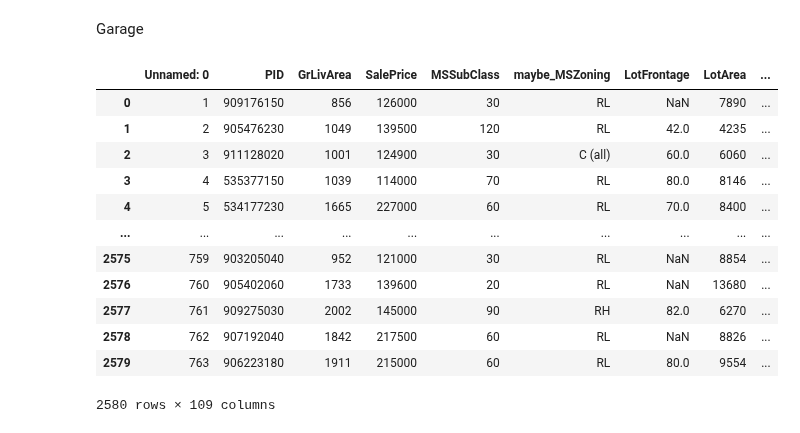
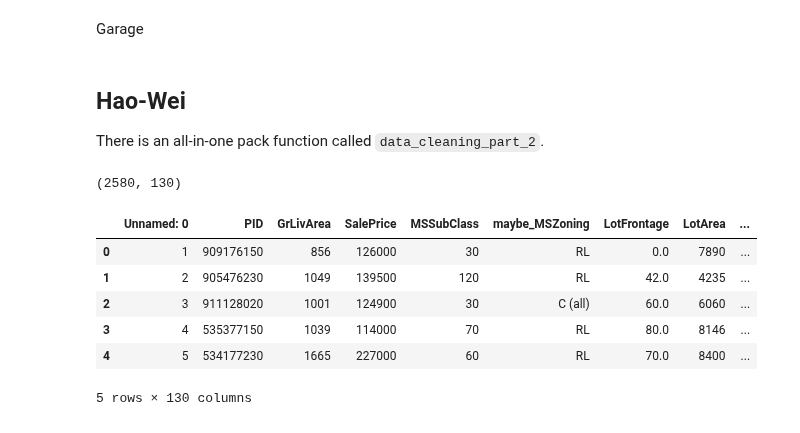
Before and after one commit to kiwymic/operation_goldfish-1, a Jupyter notebook: 01_DataCleaning.ipynb, the cells around one changed output. Drawn from its saved outputs; the diff is of its cells as text; code cells hidden in the pictures.

Commit message:
Added Hao-Wei's cleaning and column adding, version 1.

```diff
--- a/01_DataCleaning.ipynb
+++ b/01_DataCleaning.ipynb
@@ -551,19 +551,7 @@ df['GarageType_con']=df['GarageType_con'].map(lambda x: garagetype[x])
 df.rename(columns = {'GarageCond': 'maybe_GarageCond','GarageQual': 'maybe_GarageQual'}, inplace=True)
 
 #keep year, area, Finish, cars as is, all have strong predictive power and do not seem to allow for easy consolidation
-# %%
-df
-# %% [output]
-|  | Unnamed: 0 | PID | GrLivArea | SalePrice | MSSubClass | maybe_MSZoning | LotFrontage | LotArea | ... |
-| 0 | 1 | 909176150 | 856 | 126000 | 30 | RL | NaN | 7890 | ... |
-| 1 | 2 | 905476230 | 1049 | 139500 | 120 | RL | 42.0 | 4235 | ... |
-| 2 | 3 | 911128020 | 1001 | 124900 | 30 | C (all) | 60.0 | 6060 | ... |
-| 3 | 4 | 535377150 | 1039 | 114000 | 70 | RL | 80.0 | 8146 | ... |
-| 4 | 5 | 534177230 | 1665 | 227000 | 60 | RL | 70.0 | 8400 | ... |
-| ... | ... | ... | ... | ... | ... | ... | ... | ... | ... |
-| 2575 | 759 | 903205040 | 952 | 121000 | 30 | RL | NaN | 8854 | ... |
-| 2576 | 760 | 905402060 | 1733 | 139600 | 20 | RL | NaN | 13680 | ... |
-| 2577 | 761 | 909275030 | 2002 | 145000 | 90 | RH | 82.0 | 6270 | ... |
-| 2578 | 762 | 907192040 | 1842 | 217500 | 60 | RL | NaN | 8826 | ... |
-| 2579 | 763 | 906223180 | 1911 | 215000 | 60 | RL | 80.0 | 9554 | ... |
-2580 rows × 109 columns
+# %% [markdown]
+## Hao-Wei
+
+There is an all-in-one pack function called `data_cleaning_part_2`.
@@ -569,0 +629,13 @@ df
+# %%
+df = data_cleaning_part_2(df);
+print(df.shape);
+df.head()
+# %% [output]
+(2580, 130)
+|  | Unnamed: 0 | PID | GrLivArea | SalePrice | MSSubClass | maybe_MSZoning | LotFrontage | LotArea | ... |
+| 0 | 1 | 909176150 | 856 | 126000 | 30 | RL | 0.0 | 7890 | ... |
+| 1 | 2 | 905476230 | 1049 | 139500 | 120 | RL | 42.0 | 4235 | ... |
+| 2 | 3 | 911128020 | 1001 | 124900 | 30 | C (all) | 60.0 | 6060 | ... |
+| 3 | 4 | 535377150 | 1039 | 114000 | 70 | RL | 80.0 | 8146 | ... |
+| 4 | 5 | 534177230 | 1665 | 227000 | 60 | RL | 70.0 | 8400 | ... |
+5 rows × 130 columns
```
Also changed, not shown: parts of 1 cell of this notebook.
